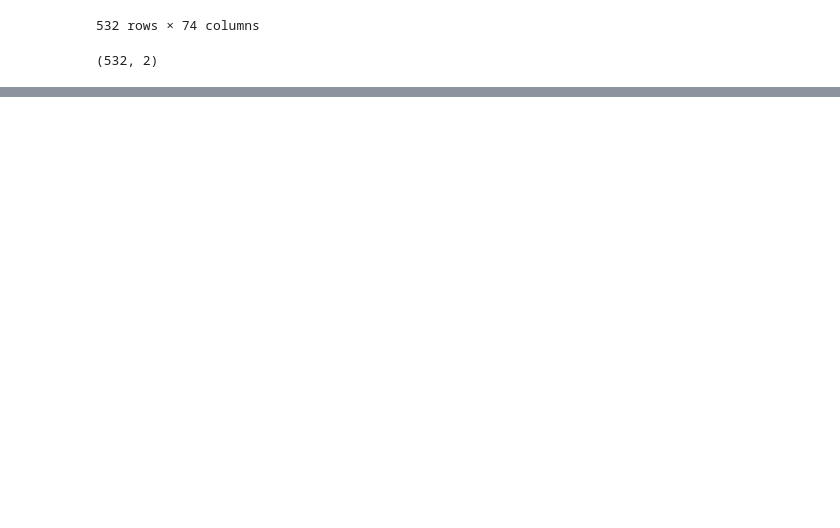
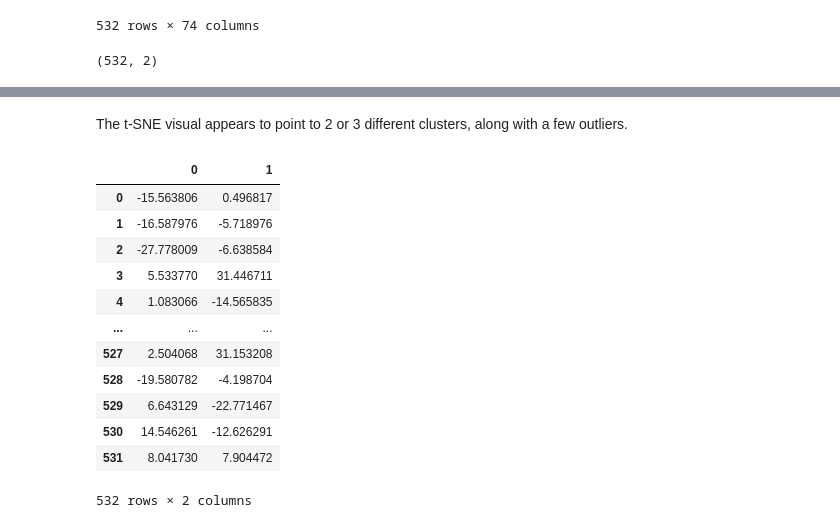
Before and after one commit to canamasc/Cryptocurrency-Clusters, a Jupyter notebook: KMeans_Crypto.ipynb, the cells around one changed output, grey strips where cells are left out. Cells and saved outputs as stored; diff of their text form; code cells hidden in the pictures; blank space fills up the shorter version.

```diff
--- a/KMeans_Crypto.ipynb
+++ b/KMeans_Crypto.ipynb
@@ -195,0 +196,19 @@ plt.show()
+# %% [markdown]
+The t-SNE visual appears to point to 2 or 3 different clusters, along with a few outliers.
+# %%
+df4 = pd.DataFrame(data=tsne_features)
+df4
+# %% [output]
+|  | 0 | 1 |
+| 0 | -15.563806 | 0.496817 |
+| 1 | -16.587976 | -5.718976 |
+| 2 | -27.778009 | -6.638584 |
+| 3 | 5.533770 | 31.446711 |
+| 4 | 1.083066 | -14.565835 |
+| ... | ... | ... |
+| 527 | 2.504068 | 31.153208 |
+| 528 | -19.580782 | -4.198704 |
+| 529 | 6.643129 | -22.771467 |
+| 530 | 14.546261 | -12.626291 |
+| 531 | 8.041730 | 7.904472 |
+532 rows × 2 columns
```
Also changed, not shown: parts of 3 cells of this notebook.
